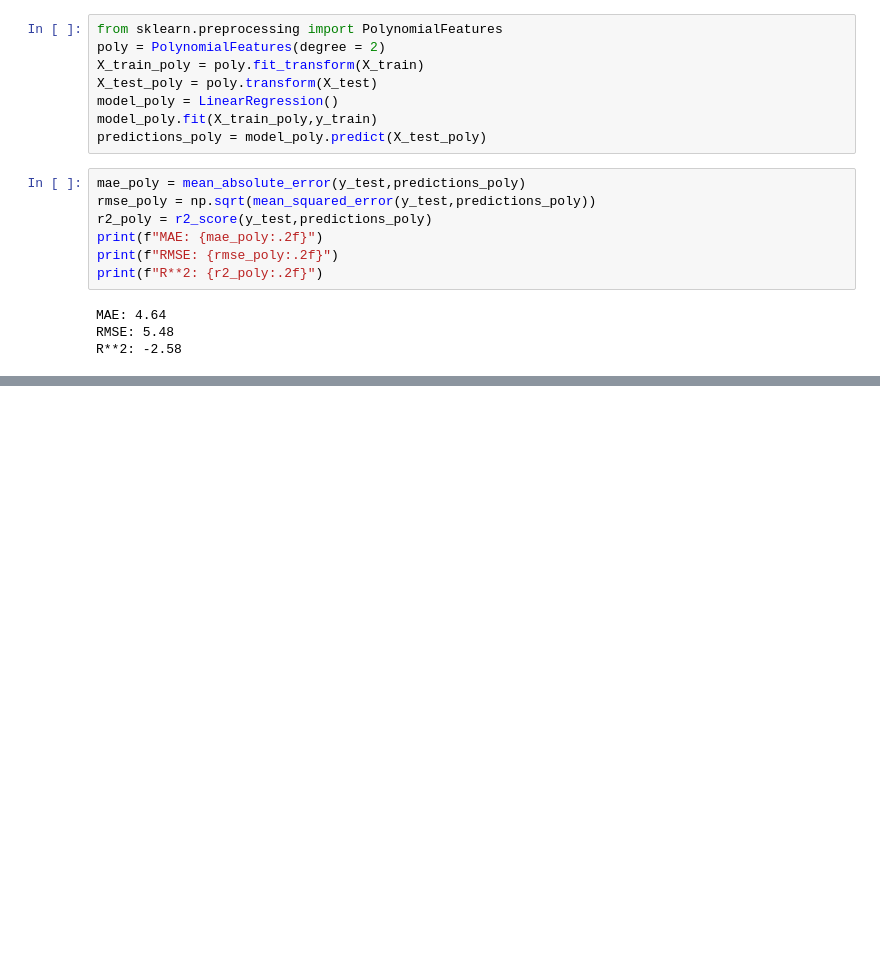
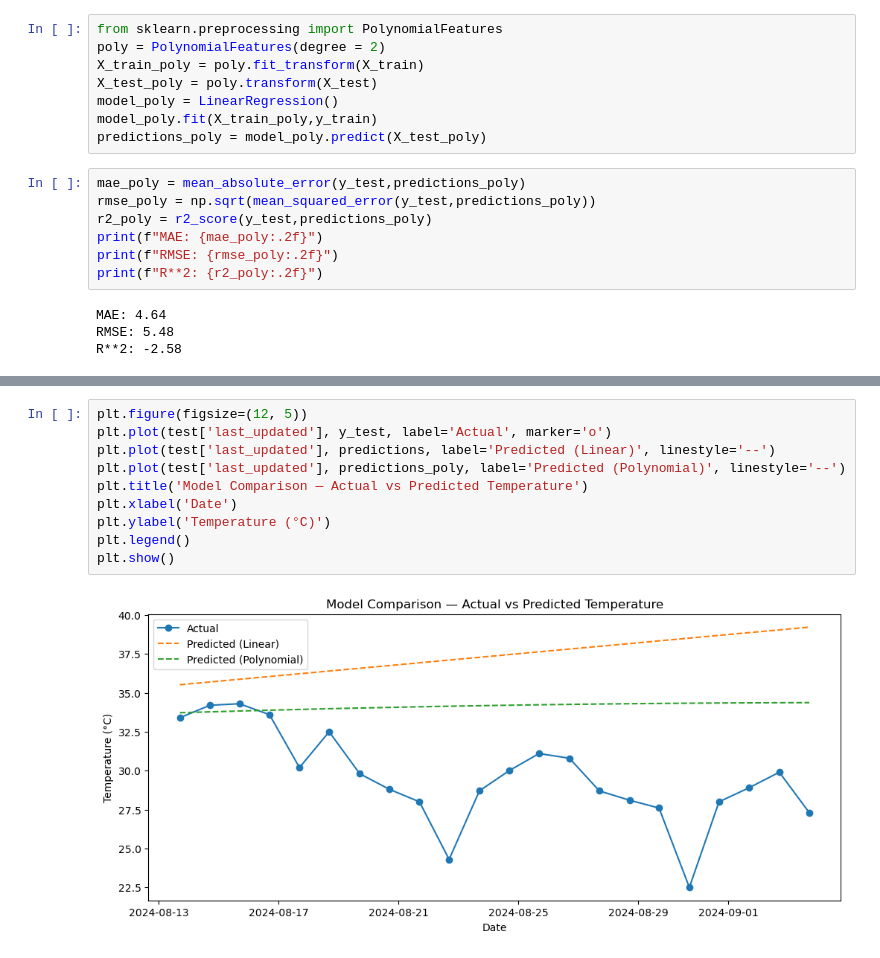
Before and after one commit to raaga-priya-p/weather-trend-forecasting, a Jupyter notebook: notebooks/01_data_exploration.ipynb, the cells around one changed output, grey strips where cells are left out. Drawn from its saved outputs; the diff is of its cells as text; blank space fills up the shorter version.

```diff
--- a/notebooks/01_data_exploration.ipynb
+++ b/notebooks/01_data_exploration.ipynb
@@ -454,0 +502,12 @@ R**2: -2.58
+# %%
+plt.figure(figsize=(12, 5))
+plt.plot(test['last_updated'], y_test, label='Actual', marker='o')
+plt.plot(test['last_updated'], predictions, label='Predicted (Linear)', linestyle='--')
+plt.plot(test['last_updated'], predictions_poly, label='Predicted (Polynomial)', linestyle='--')
+plt.title('Model Comparison — Actual vs Predicted Temperature')
+plt.xlabel('Date')
+plt.ylabel('Temperature (°C)')
+plt.legend()
+plt.show()
+# %% [output]
+[figure, added]
```
Also changed, not shown: parts of 18 cells of this notebook.
